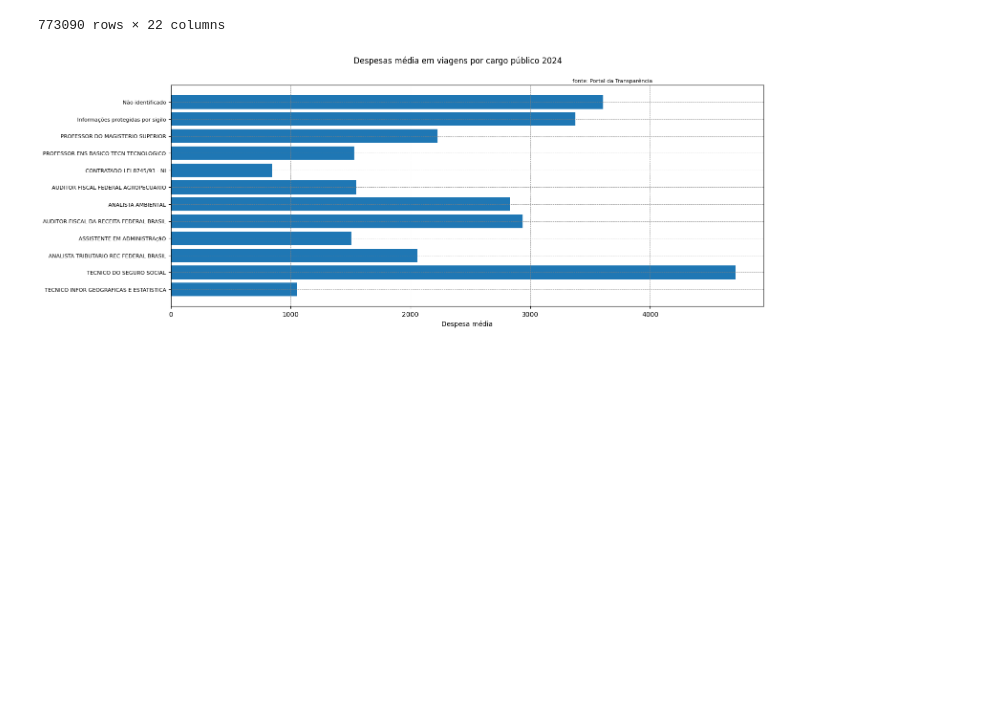
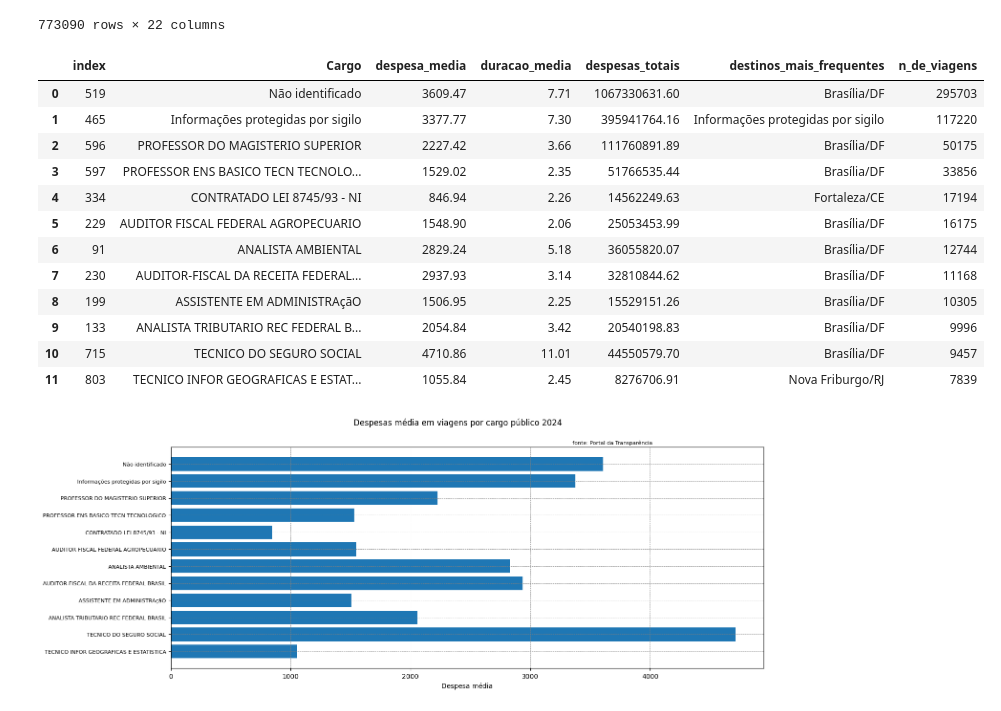
Before and after one commit to DavidBonfim81/Analize-de-dados-com-pandas-exemplo, a Jupyter notebook: analise_dados_pandas_AA.ipynb, the cells around one changed output. Saved outputs shown, nothing was run; the diff lists cells and outputs as text; code cells hidden in the pictures; blank space fills up the shorter version.

```diff
--- a/analise_dados_pandas_AA.ipynb
+++ b/analise_dados_pandas_AA.ipynb
@@ -59,7 +59,22 @@ cargos_relevantes = df_cargos.loc[df_cargos['proportion'] > 0.01, 'Cargo']
 filtro = df_viagens_consolidado['Cargo'].isin(cargos_relevantes)
 # %%
 #chegando na tabela final
-df_final = df_viagens_consolidado[filtro].sort_values(by = 'n_de_viagens', ascending = False)
+df_final = (df_viagens_consolidado[filtro].sort_values(by = 'n_de_viagens', ascending = False)).reset_index()
+df_final
+# %% [output]
+|  | index | Cargo | despesa_media | duracao_media | despesas_totais | destinos_mais_frequentes | n_de_viagens |
+| 0 | 519 | Não identificado | 3609.47 | 7.71 | 1067330631.60 | Brasília/DF | 295703 |
+| 1 | 465 | Informações protegidas por sigilo | 3377.77 | 7.30 | 395941764.16 | Informações protegidas por sigilo | 117220 |
+| 2 | 596 | PROFESSOR DO MAGISTERIO SUPERIOR | 2227.42 | 3.66 | 111760891.89 | Brasília/DF | 50175 |
+| 3 | 597 | PROFESSOR ENS BASICO TECN TECNOLO... | 1529.02 | 2.35 | 51766535.44 | Brasília/DF | 33856 |
+| 4 | 334 | CONTRATADO LEI 8745/93 - NI | 846.94 | 2.26 | 14562249.63 | Fortaleza/CE | 17194 |
+| 5 | 229 | AUDITOR FISCAL FEDERAL AGROPECUARIO | 1548.90 | 2.06 | 25053453.99 | Brasília/DF | 16175 |
+| 6 | 91 | ANALISTA AMBIENTAL | 2829.24 | 5.18 | 36055820.07 | Brasília/DF | 12744 |
+| 7 | 230 | AUDITOR-FISCAL DA RECEITA FEDERAL... | 2937.93 | 3.14 | 32810844.62 | Brasília/DF | 11168 |
+| 8 | 199 | ASSISTENTE EM ADMINISTRAçãO | 1506.95 | 2.25 | 15529151.26 | Brasília/DF | 10305 |
+| 9 | 133 | ANALISTA TRIBUTARIO REC FEDERAL B... | 2054.84 | 3.42 | 20540198.83 | Brasília/DF | 9996 |
+| 10 | 715 | TECNICO DO SEGURO SOCIAL | 4710.86 | 11.01 | 44550579.70 | Brasília/DF | 9457 |
+| 11 | 803 | TECNICO INFOR GEOGRAFICAS E ESTAT... | 1055.84 | 2.45 | 8276706.91 | Nova Friburgo/RJ | 7839 |
 # %%
 #salvando tabela final
 df_final.to_excel(caminho+'tabela_2024.xlsx', index = False)
```
